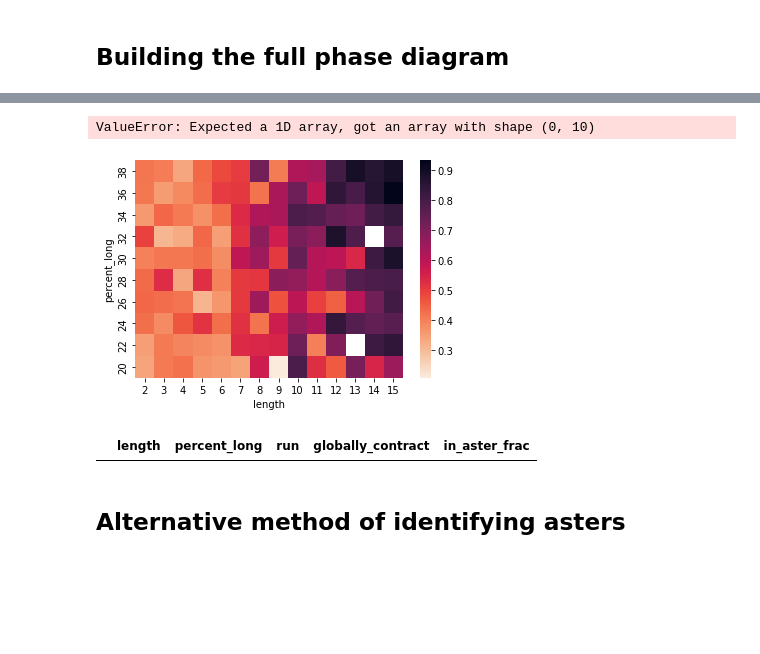
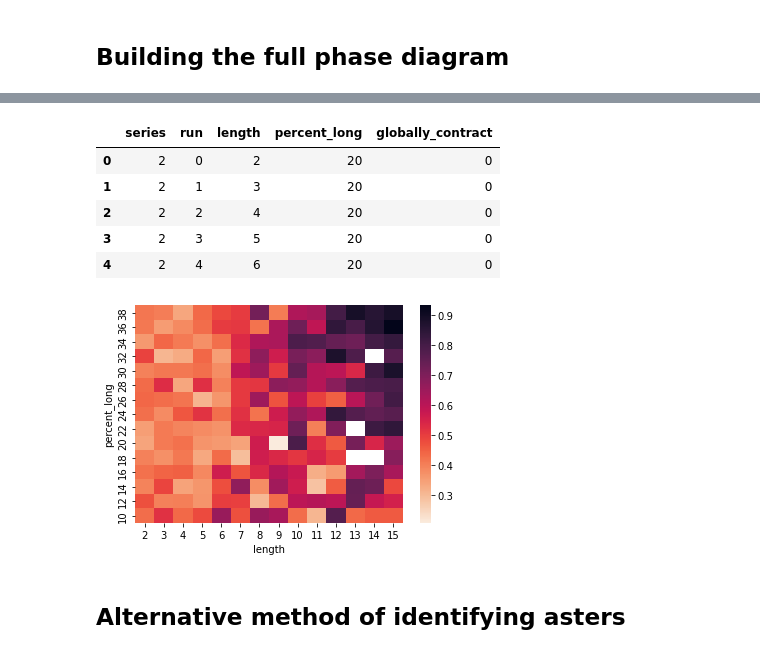
Before and after one commit to shichenliu97/active-matters-programmed-phase-transition, a Jupyter notebook: analysis/percolation-phases.ipynb, the cells around one changed output, grey strips where cells are left out. Cells and saved outputs as stored; diff of their text form; code cells hidden in the pictures; blank space fills up the shorter version.

Commit message:
new and better way of calculating fraction in aster let's go

```diff
--- a/analysis/percolation-phases.ipynb
+++ b/analysis/percolation-phases.ipynb
@@ -216,5 +156,11 @@ def in_aster_fraction(row):
+# %%
+df_total.head()
+# %% [output]
+|  | series | run | length | percent_long | globally_contract |
+| 0 | 2 | 0 | 2 | 20 | 0 |
+| 1 | 2 | 1 | 3 | 20 | 0 |
+| 2 | 2 | 2 | 4 | 20 | 0 |
+| 3 | 2 | 3 | 5 | 20 | 0 |
+| 4 | 2 | 4 | 6 | 20 | 0 |
 # %%
 col = df_total.apply(in_aster_fraction, axis=1)
-df_total = df_total.assign(in_aster_frac=col.values)
-# %% [output]
-ValueError: Expected a 1D array, got an array with shape (0, 10)
@@ -221,17 +169,13 @@ ValueError: Expected a 1D array, got an array with shape (0, 10)
 # %%
-df = df.groupby(['length', 'percent_long']).mean().reset_index()
+df_total = df_total.groupby(['length', 'percent_long']).mean().reset_index()
 # %%
-df_pivoted = df.pivot("percent_long", "length", "in_aster_frac")
+df_pivoted = df_total.pivot("percent_long", "length", "in_aster_frac")
 
 fig, axes = plt.subplots()
 ax = sns.heatmap(df_pivoted, cmap=sns.cm.rocket_r)
 ax.invert_yaxis()
 plt.show()
 # %% [output]
-[figure, old version]
+[figure, new version]
-# %%
-df[(df.length == 14) & (df.percent_long == 32)]
-# %% [output]
-|  | length | percent_long | run | globally_contract | in_aster_frac |
 # %% [markdown]
 ## Alternative method of identifying asters
```
Also changed, not shown: parts of 19 cells of this notebook, 3 other files.
